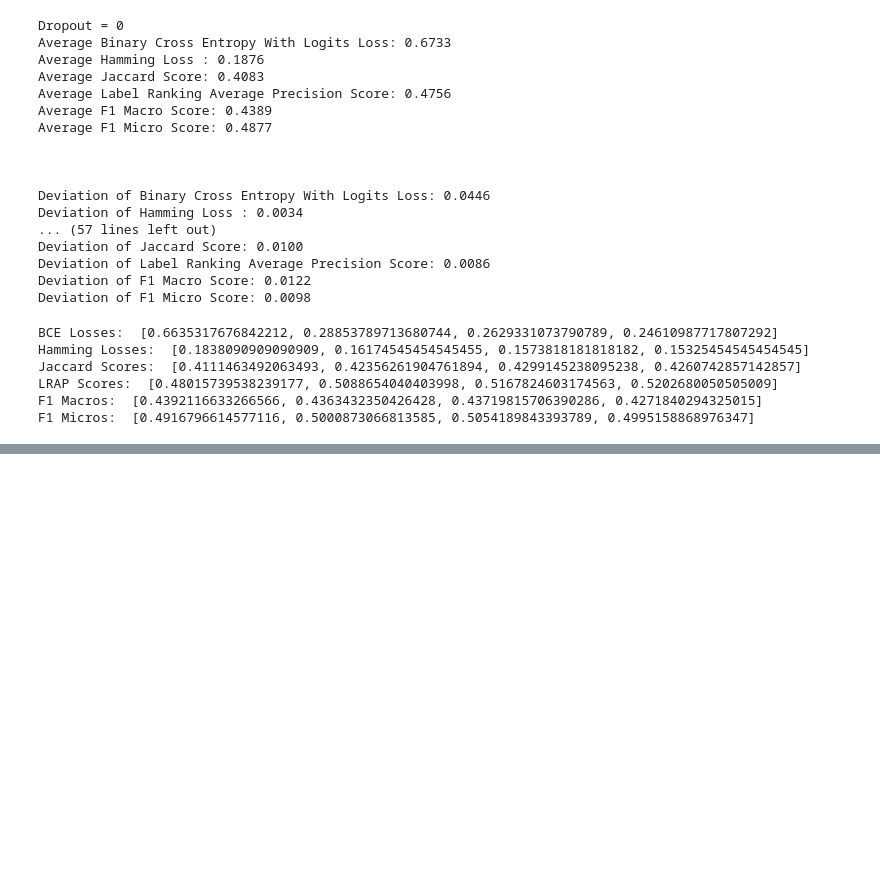
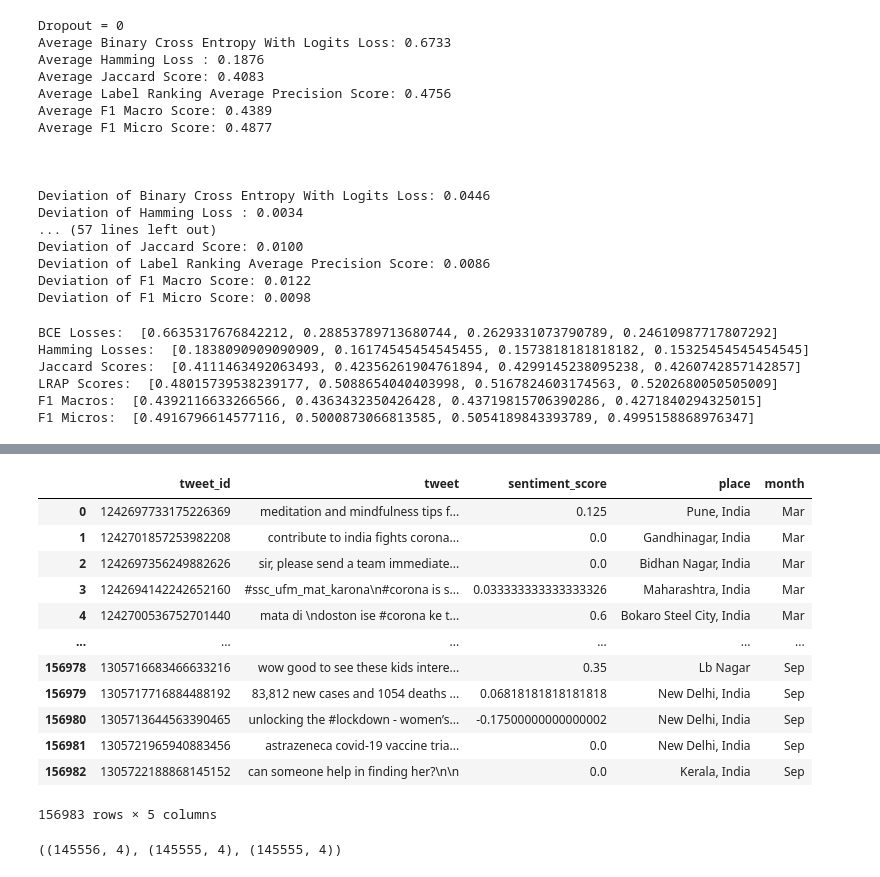
Before and after one commit to sydney-machine-learning/COVID19_sentinentanalysis, a Jupyter notebook: EDA + Preprocessing + Modeling.ipynb, the cells around one changed output, grey strips where cells are left out. Saved outputs shown, nothing was run; the diff lists cells and outputs as text; code cells hidden in the pictures; blank space fills up the shorter version.

```diff
--- a/EDA + Preprocessing + Modeling.ipynb
+++ b/EDA + Preprocessing + Modeling.ipynb
@@ -1375,0 +1393,4 @@ F1 Micros:  [0.4916796614577116, 0.5000873066813585, 0.5054189843393789, 0.49951
+# %%
+ieee = pd.read_csv("/content/drive/MyDrive/Covid 19 India/ieee_extract.csv")
+ieee['tweet'] = ieee['tweet'].str.lower()
+ieee.head(10)
@@ -1375,0 +1448,21 @@ F1 Micros:  [0.4916796614577116, 0.5000873066813585, 0.5054189843393789, 0.49951
+# %%
+ieee['tweet'] = ieee['tweet'].astype(str)
+ieee['tweet'] = ieee['tweet'].astype(str)
+ieee['tweet'] = ieee['tweet'].astype(str)
+ieee['tweet'] = ieee['tweet'].apply(lambda x : clean(x))
+# %%
+ieee
+# %% [output]
+|  | tweet_id | tweet | sentiment_score | place | month |
+| 0 | 1242697733175226369 | meditation and mindfulness tips f... | 0.125 | Pune, India | Mar |
+| 1 | 1242701857253982208 | contribute to india fights corona... | 0.0 | Gandhinagar, India | Mar |
+| 2 | 1242697356249882626 | sir, please send a team immediate... | 0.0 | Bidhan Nagar, India | Mar |
+| 3 | 1242694142242652160 | #ssc_ufm_mat_karona\n#corona is s... | 0.033333333333333326 | Maharashtra, India | Mar |
+| 4 | 1242700536752701440 | mata di \ndoston ise #corona ke t... | 0.6 | Bokaro Steel City, India | Mar |
+| ... | ... | ... | ... | ... | ... |
+| 156978 | 1305716683466633216 | wow good to see these kids intere... | 0.35 | Lb Nagar | Sep |
+| 156979 | 1305717716884488192 | 83,812 new cases and 1054 deaths ... | 0.06818181818181818 | New Delhi, India | Sep |
+| 156980 | 1305713644563390465 | unlocking the #lockdown - women’s... | -0.17500000000000002 | New Delhi, India | Sep |
+| 156981 | 1305721965940883456 | astrazeneca covid-19 vaccine tria... | 0.0 | New Delhi, India | Sep |
+| 156982 | 1305722188868145152 | can someone help in finding her?\n\n | 0.0 | Kerala, India | Sep |
+156983 rows × 5 columns
@@ -1375,0 +1486,4 @@ F1 Micros:  [0.4916796614577116, 0.5000873066813585, 0.5054189843393789, 0.49951
+# %%
+ieee.shape, soi.shape, pd.read_csv("final.csv").shape
+# %% [output]
+((145556, 4), (145555, 4), (145555, 4))
```
Also changed, not shown: parts of 43 cells of this notebook.
